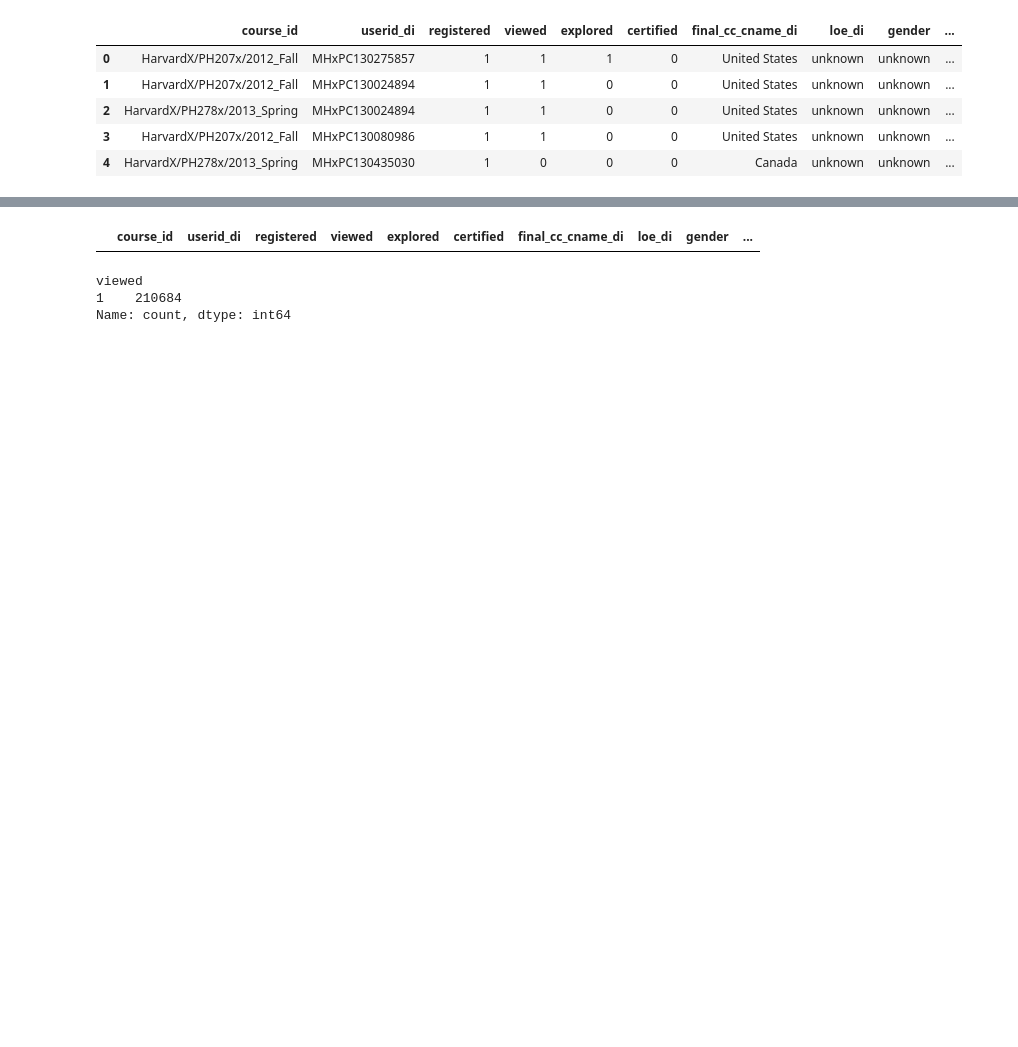
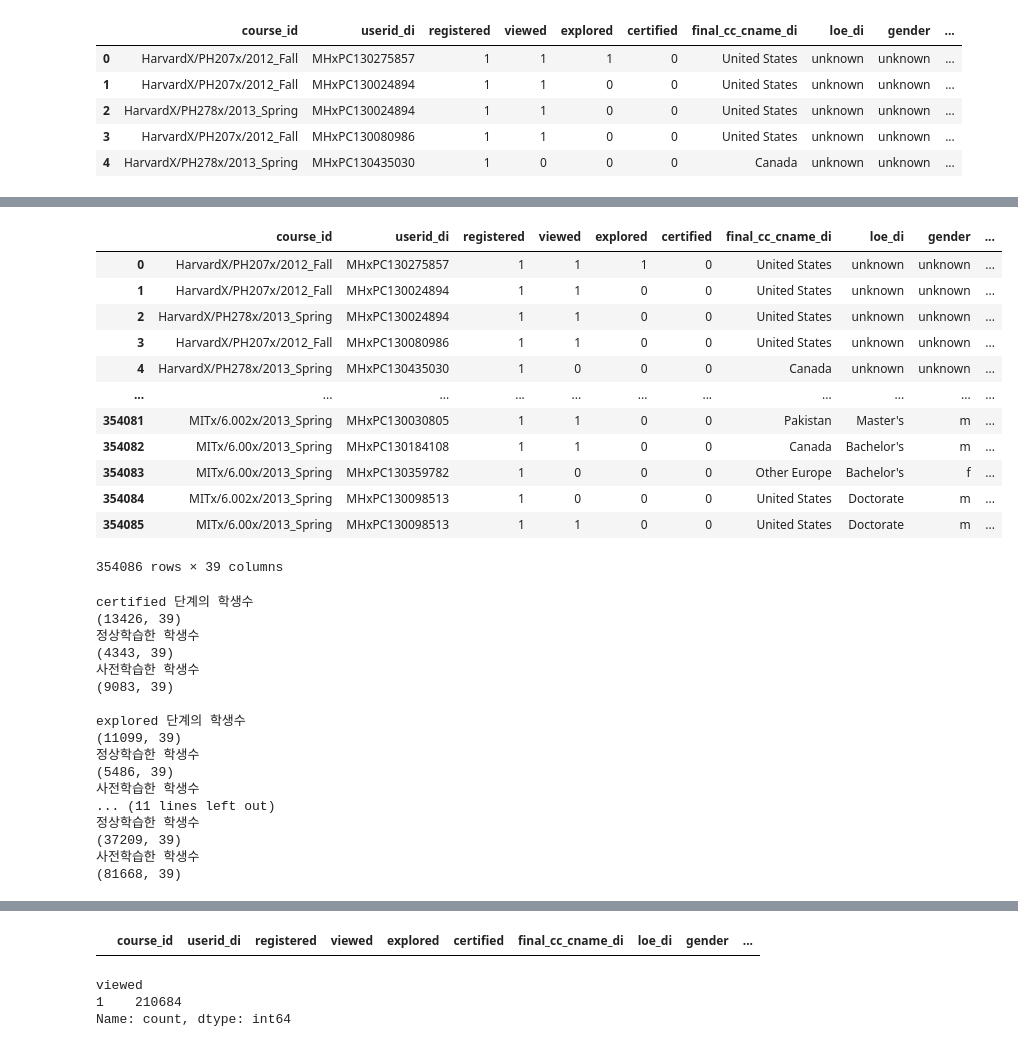
Before and after one commit to Heesang01/HOHO_Project, a Jupyter notebook: 도연_0323.ipynb, the cells around one changed output, grey strips where cells are left out. Cells and saved outputs as stored; diff of their text form; code cells hidden in the pictures; blank space fills up the shorter version.

```diff
--- a/도연_0323.ipynb
+++ b/도연_0323.ipynb
@@ -209,7 +199,7 @@ pre.loc[
 ] = 0
 
 # # 활성 일수 결측치(ndays_act) : 0으로 대체
-pre['ndays_act'] = pre['ndays_act'].fillna(0)
+# pre['ndays_act'] = pre['ndays_act'].fillna(0)
 
 # 영상재생횟수(nplay_video) 결측치
 pre.loc[
@@ -769,3 +761,8 @@ pre.head()
 | 2 | HarvardX/PH278x/2013_Spring | MHxPC130024894 | 1 | 1 | 0 | 0 | United States | unknown | unknown | ... |
 | 3 | HarvardX/PH207x/2012_Fall | MHxPC130080986 | 1 | 1 | 0 | 0 | United States | unknown | unknown | ... |
 | 4 | HarvardX/PH278x/2013_Spring | MHxPC130435030 | 1 | 0 | 0 | 0 | Canada | unknown | unknown | ... |
+# %%
+# 컬럼명 바꾸기
+pre.rename(columns={'sc_duration': 'diff_wrap_launch', 'reg_duration': 'diff_open_wrap', 'avg_completion_days':'avg_cerfified_days', 'sc_avg':'warp_avg','reg_avg':'open_avg'}, inplace=True)
+
+pre.head()
@@ -771,0 +776,4 @@ pre.head()
+# %%
+pre['event_per'] = (pre['last_event_di'] - pre['course_wrap']).dt.days.astype(int, errors='ignore')
+print(pre['event_per'].shape)
+print(pre[pre['event_per']>0].shape)
@@ -771,0 +783,5 @@ pre.head()
+# %%
+pre['pre_learning'] = (pre['start_time_di'] - pre['course_launch']).dt.days.astype(int)
+# 양수면 정상학습, 음수면 사전 학습 -> flag 세우면 -> certified 받은 학생에서 사전 or 정상 추출 가능 -> 비율 -> 사전학습이 효과가 있다.
+#
+pre['pre_learning'].isna().sum()
@@ -771,0 +790,63 @@ pre.head()
+# %%
+# 사전 학습과 정상학습 flag 세우기
+pre['learning_status'] = pre['pre_learning'].apply(lambda x: '정상학습' if x >= 0 else '사전학습')
+display(pre)
+print('certified 단계의 학생수')
+print(pre.loc[(pre['step']=='c')].shape)
+print('정상학습한 학생수')
+print(pre.loc[(pre['learning_status']=='정상학습')&(pre['step']=='c')].shape)
+print('사전학습한 학생수')
+print(pre.loc[(pre['learning_status']=='사전학습')&(pre['step']=='c')].shape)
+print()
+print('explored 단계의 학생수')
+print(pre.loc[(pre['step']=='e')].shape)
+print('정상학습한 학생수')
+print(pre.loc[(pre['learning_status']=='정상학습')&(pre['step']=='e')].shape)
+print('사전학습한 학생수')
+print(pre.loc[(pre['learning_status']=='사전학습')&(pre['step']=='e')].shape)
+print()
+print('viewed 단계의 학생수')
+print(pre.loc[(pre['step']=='v')].shape)
+print('정상학습한 학생수')
+print(pre.loc[(pre['learning_status']=='정상학습')&(pre['step']=='v')].shape)
+print('사전학습한 학생수')
+print(pre.loc[(pre['learning_status']=='사전학습')&(pre['step']=='v')].shape)
+print()
+print('registered 단계의 학생수')
+print(pre.loc[(pre['step']=='r')].shape)
+print('정상학습한 학생수')
+print(pre.loc[(pre['learning_status']=='정상학습')&(pre['step']=='r')].shape)
+print('사전학습한 학생수')
+print(pre.loc[(pre['learning_status']=='사전학습')&(pre['step']=='r')].shape)
+print()
+# %% [output]
+|  | course_id | userid_di | registered | viewed | explored | certified | final_cc_cname_di | loe_di | gender | ... |
+| 0 | HarvardX/PH207x/2012_Fall | MHxPC130275857 | 1 | 1 | 1 | 0 | United States | unknown | unknown | ... |
+| 1 | HarvardX/PH207x/2012_Fall | MHxPC130024894 | 1 | 1 | 0 | 0 | United States | unknown | unknown | ... |
+| 2 | HarvardX/PH278x/2013_Spring | MHxPC130024894 | 1 | 1 | 0 | 0 | United States | unknown | unknown | ... |
+| 3 | HarvardX/PH207x/2012_Fall | MHxPC130080986 | 1 | 1 | 0 | 0 | United States | unknown | unknown | ... |
+| 4 | HarvardX/PH278x/2013_Spring | MHxPC130435030 | 1 | 0 | 0 | 0 | Canada | unknown | unknown | ... |
+| ... | ... | ... | ... | ... | ... | ... | ... | ... | ... | ... |
+| 354081 | MITx/6.002x/2013_Spring | MHxPC130030805 | 1 | 1 | 0 | 0 | Pakistan | Master's | m | ... |
+| 354082 | MITx/6.00x/2013_Spring | MHxPC130184108 | 1 | 1 | 0 | 0 | Canada | Bachelor's | m | ... |
+| 354083 | MITx/6.00x/2013_Spring | MHxPC130359782 | 1 | 0 | 0 | 0 | Other Europe | Bachelor's | f | ... |
+| 354084 | MITx/6.002x/2013_Spring | MHxPC130098513 | 1 | 0 | 0 | 0 | United States | Doctorate | m | ... |
+| 354085 | MITx/6.00x/2013_Spring | MHxPC130098513 | 1 | 1 | 0 | 0 | United States | Doctorate | m | ... |
+354086 rows × 39 columns
+certified 단계의 학생수
+(13426, 39)
+정상학습한 학생수
+(4343, 39)
+사전학습한 학생수
+(9083, 39)
+
+explored 단계의 학생수
+(11099, 39)
+정상학습한 학생수
+(5486, 39)
+사전학습한 학생수
+... (11 lines left out)
+정상학습한 학생수
+(37209, 39)
+사전학습한 학생수
+(81668, 39)
```
Also changed, not shown: parts of 20 cells of this notebook.
